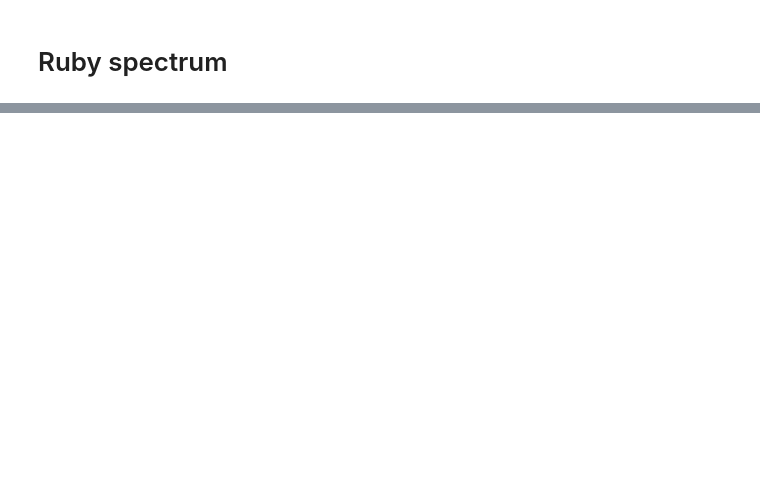
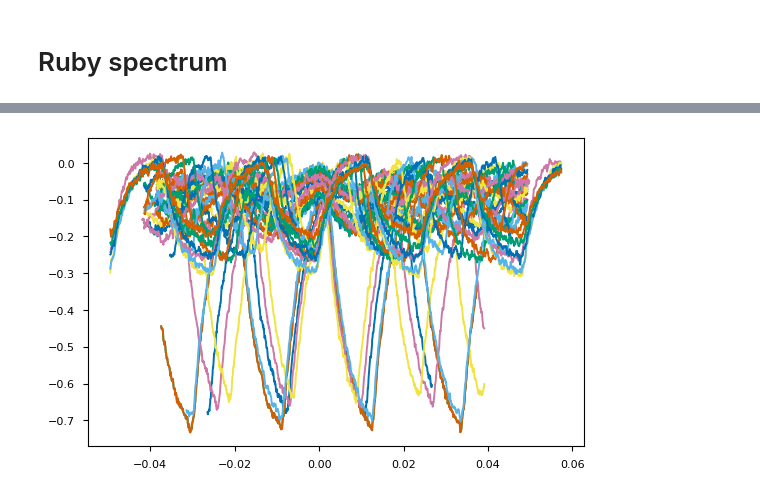
Before and after one commit to zar-hub/Lab_Materia_Condensata, a Jupyter notebook: SpettroRubino.ipynb, the cells around one changed output, grey strips where cells are left out. Drawn from its saved outputs; the diff is of its cells as text; code cells hidden in the pictures; blank space fills up the shorter version.

```diff
--- a/SpettroRubino.ipynb
+++ b/SpettroRubino.ipynb
@@ -347,0 +273,24 @@ peaks
+# %%
+files = utils.getFiles('Raw_Data\\Ruby_Spectrum')
+files = [file for file in files if file.name.find('RbTR_') != -1]
+
+def TRtoSeries(file):
+    data = np.loadtxt(file, skiprows=9, delimiter=',', usecols=(0, 1, 2)).T
+
+     # get the meta data
+    tokens = file.name.removesuffix('.csv')
+    tokens = tokens[:-14]
+    meta = utils.token_parser(tokens)
+
+    ser = pd.Series()
+    ser['type'] = meta['type']
+    ser['date'] = meta['date']
+    ser['id'] = file.name[5:8]
+    ser['t'] = data[0]
+    ser['A'] = data[1]
+    ser['B'] = data[2]
+    ser['meta'] = str(meta)
+    return ser
+
+df = pd.DataFrame([TRtoSeries(file) for file in files])
+df
@@ -347,0 +315,6 @@ peaks
+# %%
+with plt.style.context(['seaborn-v0_8-colorblind', 'seaborn-v0_8-paper']):
+    fig, axs = plt.subplots(figsize=FIG_SIZE)
+    df.apply(lambda x: plt.plot(x['t'], x['A']), axis = 1)
+# %% [output]
+[figure, added]
```
Also changed, not shown: parts of 10 cells of this notebook, 3 other files.
